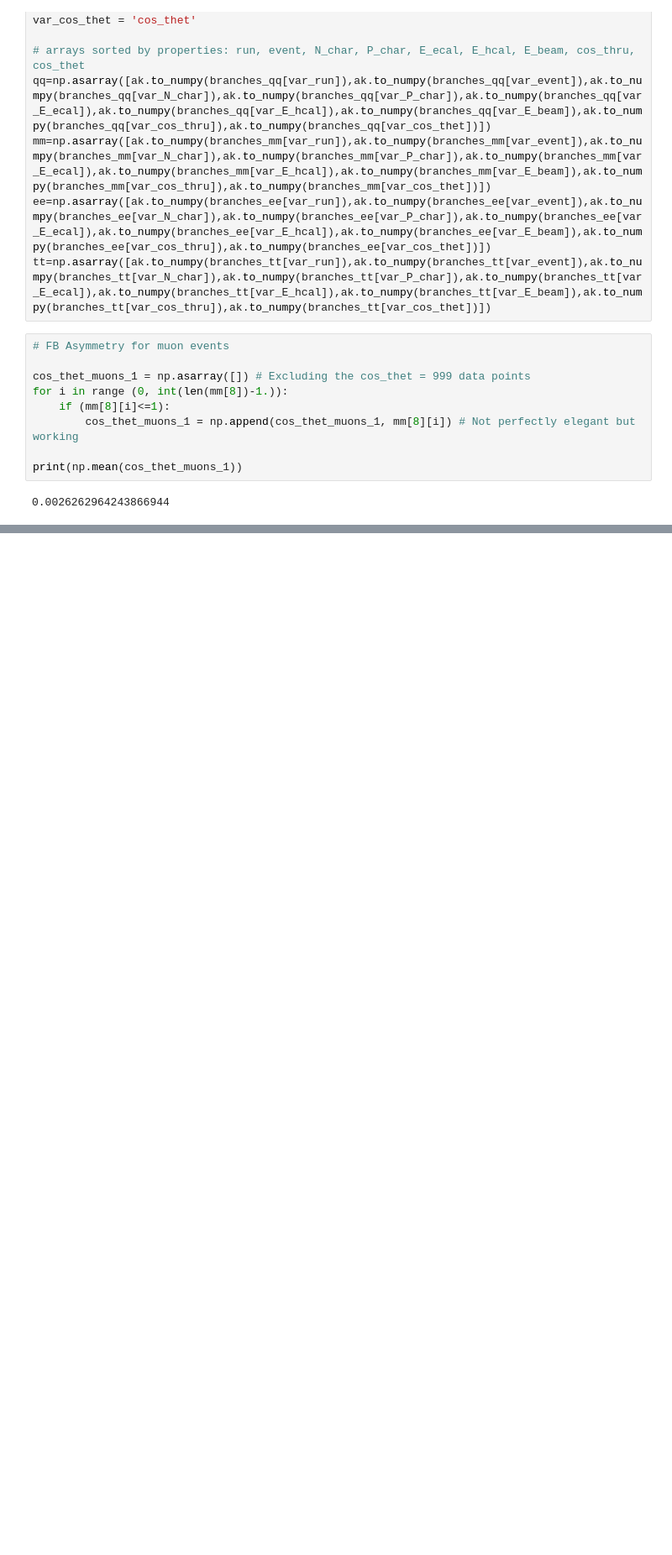
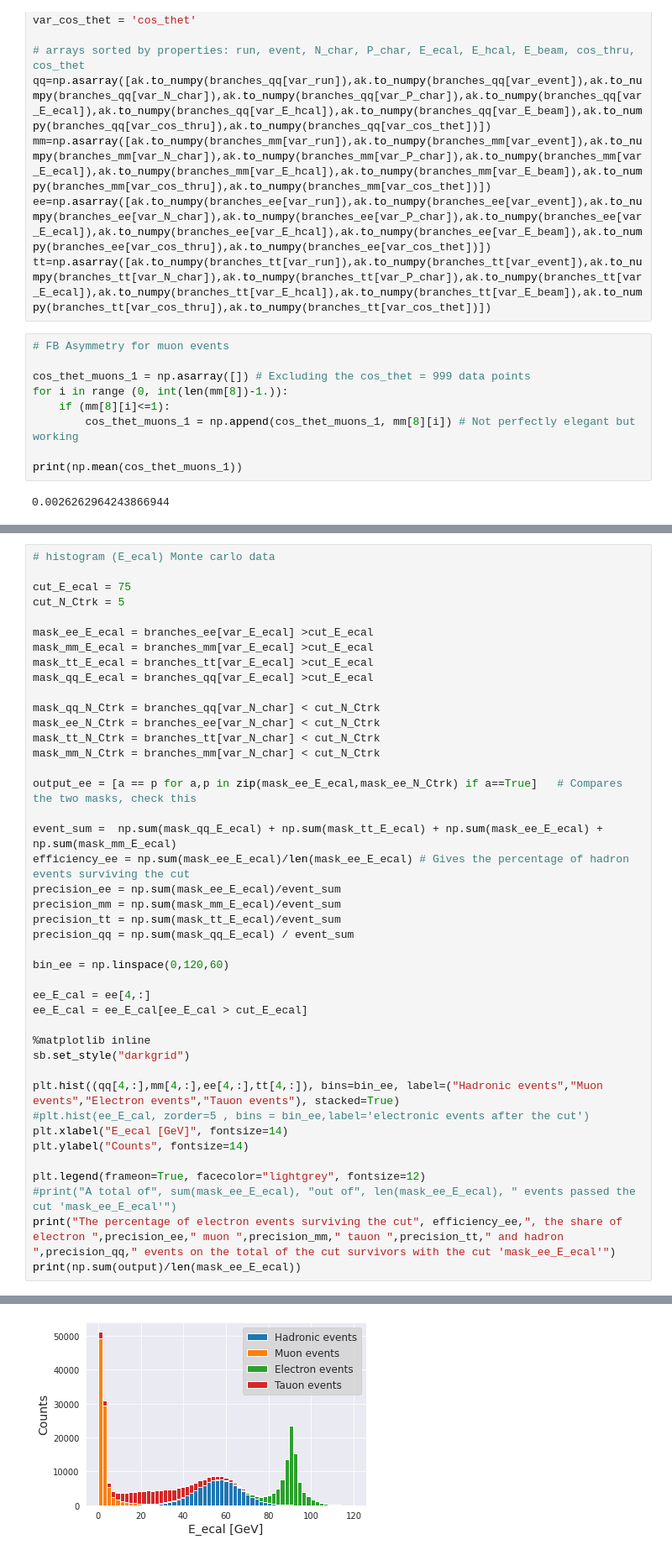
Before and after one commit to benfreiburg/z0-precisionmeasurement, a Jupyter notebook: Z0_main.ipynb, the cells around one changed output, grey strips where cells are left out. Shown: that part at 84% size. Saved outputs shown, nothing was run; the diff lists cells and outputs as text; blank space fills up the shorter version.

```diff
--- a/Z0_main.ipynb
+++ b/Z0_main.ipynb
@@ -265,0 +276,43 @@ A total of 69478 out of 98563  events passed the cut 'mask_qq_N_Ctrk'
+# %%
+# histogram (E_ecal) Monte carlo data
+
+cut_E_ecal = 75
+cut_N_Ctrk = 5
+
+mask_ee_E_ecal = branches_ee[var_E_ecal] >cut_E_ecal
+mask_mm_E_ecal = branches_mm[var_E_ecal] >cut_E_ecal
+mask_tt_E_ecal = branches_tt[var_E_ecal] >cut_E_ecal
+mask_qq_E_ecal = branches_qq[var_E_ecal] >cut_E_ecal
+
+mask_qq_N_Ctrk = branches_qq[var_N_char] < cut_N_Ctrk
+mask_ee_N_Ctrk = branches_ee[var_N_char] < cut_N_Ctrk
+mask_tt_N_Ctrk = branches_tt[var_N_char] < cut_N_Ctrk
+mask_mm_N_Ctrk = branches_mm[var_N_char] < cut_N_Ctrk
+
+output_ee = [a == p for a,p in zip(mask_ee_E_ecal,mask_ee_N_Ctrk) if a==True]   # Compares the two masks, check this
+
+event_sum =  np.sum(mask_qq_E_ecal) + np.sum(mask_tt_E_ecal) + np.sum(mask_ee_E_ecal) + np.sum(mask_mm_E_ecal)
+efficiency_ee = np.sum(mask_ee_E_ecal)/len(mask_ee_E_ecal) # Gives the percentage of hadron events surviving the cut
+precision_ee = np.sum(mask_ee_E_ecal)/event_sum
+precision_mm = np.sum(mask_mm_E_ecal)/event_sum
+precision_tt = np.sum(mask_tt_E_ecal)/event_sum
+precision_qq = np.sum(mask_qq_E_ecal) / event_sum
+
+bin_ee = np.linspace(0,120,60)
+
+ee_E_cal = ee[4,:]
+ee_E_cal = ee_E_cal[ee_E_cal > cut_E_ecal]
+
+%matplotlib inline
+sb.set_style("darkgrid")
+
+plt.hist((qq[4,:],mm[4,:],ee[4,:],tt[4,:]), bins=bin_ee, label=("Hadronic events","Muon events","Electron events","Tauon events"), stacked=True)
+#plt.hist(ee_E_cal, zorder=5 , bins = bin_ee,label='electronic events after the cut')
+plt.xlabel("E_ecal [GeV]", fontsize=14)
+plt.ylabel("Counts", fontsize=14)
+
+plt.legend(frameon=True, facecolor="lightgrey", fontsize=12)
+#print("A total of", sum(mask_ee_E_ecal), "out of", len(mask_ee_E_ecal), " events passed the cut 'mask_ee_E_ecal'")
+print("The percentage of electron events surviving the cut", efficiency_ee,", the share of electron ",precision_ee," muon ",precision_mm," tauon ",precision_tt," and hadron ",precision_qq," events on the total of the cut survivors with the cut 'mask_ee_E_ecal'")
+print(np.sum(output)/len(mask_ee_E_ecal))
+# %% [output]
@@ -265,0 +321 @@ A total of 69478 out of 98563  events passed the cut 'mask_qq_N_Ctrk'
+[figure, added]
```
Also changed, not shown: parts of 9 cells of this notebook.
